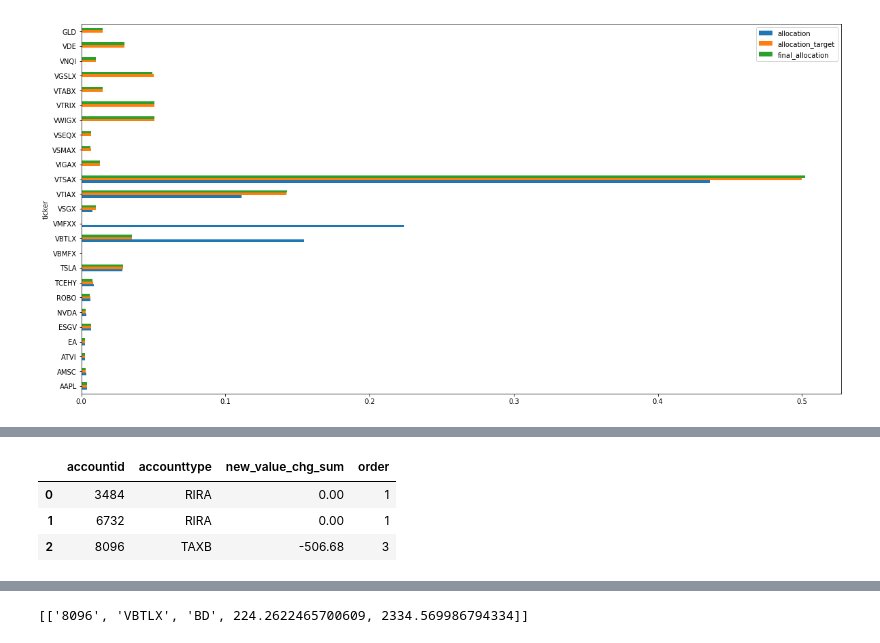
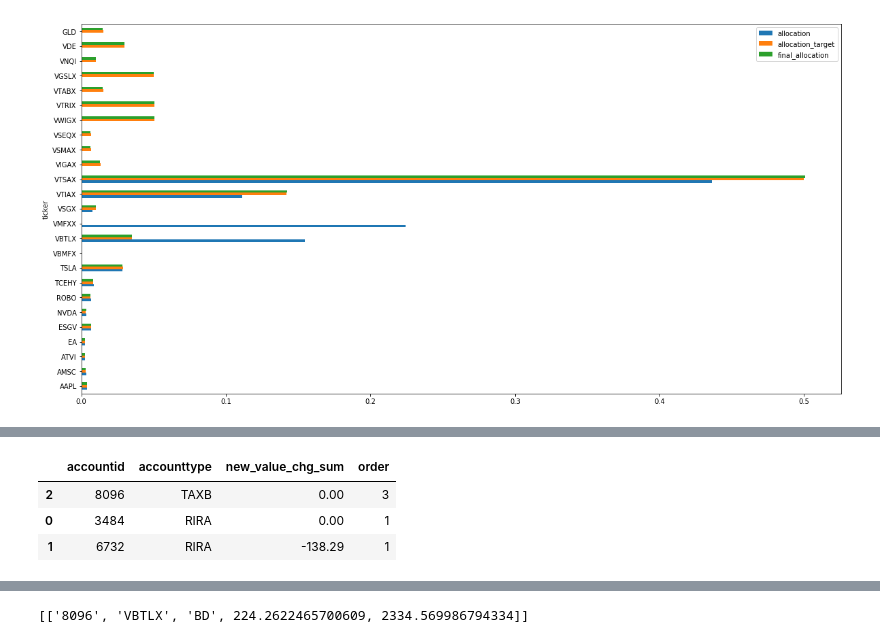
Before and after one commit to pogoetic/rebalance, a Jupyter notebook: portfolio_rebalance.ipynb, the cells around one changed output, grey strips where cells are left out. Drawn from its saved outputs; the diff is of its cells as text; code cells hidden in the pictures.

```diff
--- a/portfolio_rebalance.ipynb
+++ b/portfolio_rebalance.ipynb
@@ -52,7 +53,7 @@ from keys import tiingo_key
 now = datetime.datetime.now()
 # %%
 #Settings
-new_money_in = 10000
+new_money_in = 0
 #Set our rebalance threshold
 rebal_threshold = .00 #allowable allocation drift
 rebal_timeframe = 90 #in days
@@ -439,9 +439,10 @@ Splitting remaining securities across accounts . . .
 # %%
 #Lets see whats left in our accounts, it should be very close to zero
-acctsdf
+if acctsdf is not None:
+    display(acctsdf)
 # %% [output]
 |  | accountid | accounttype | new_value_chg_sum | order |
+| 2 | 8096 | TAXB | 0.00 | 3 |
 | 0 | 3484 | RIRA | 0.00 | 1 |
-| 1 | 6732 | RIRA | 0.00 | 1 |
-| 2 | 8096 | TAXB | -506.68 | 3 |
+| 1 | 6732 | RIRA | -138.29 | 1 |
 # %%
```
Also changed, not shown: parts of 5 cells of this notebook, 1 other file.
